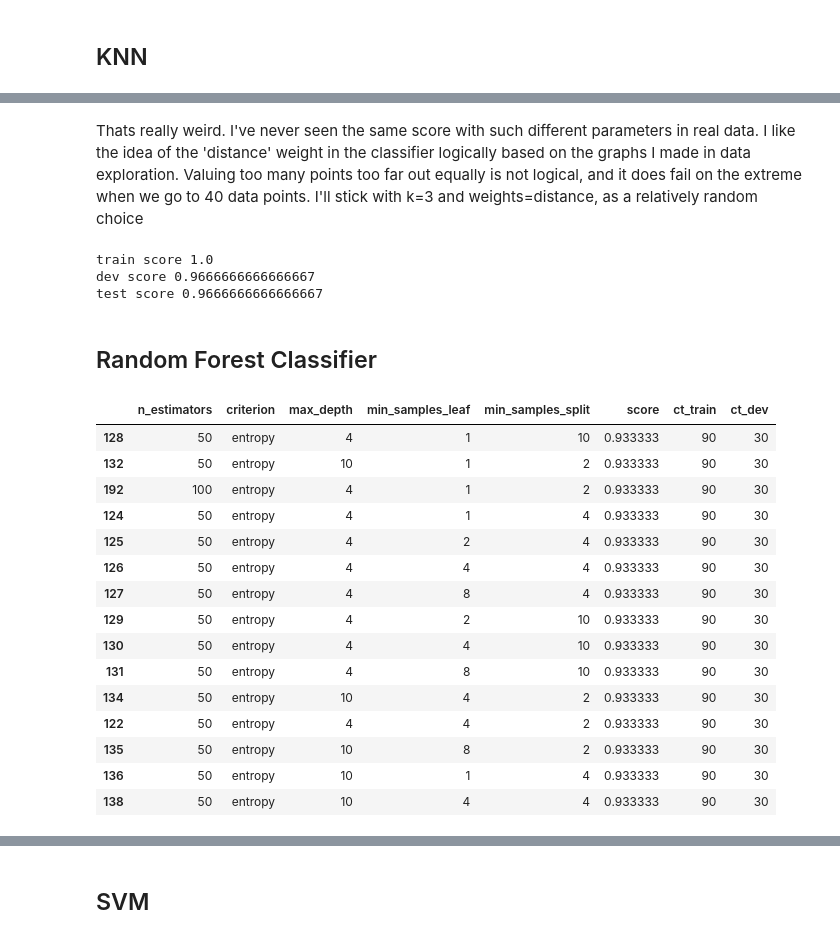
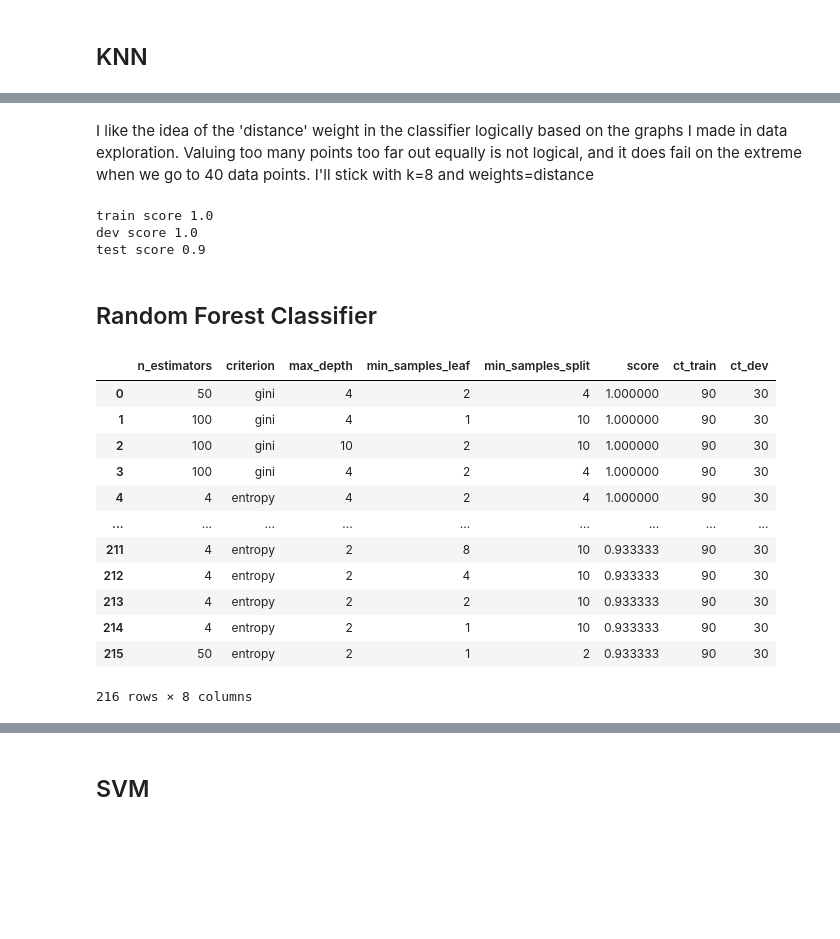
Before and after one commit to Alexander-philip-sage/algorithm_challenges, a Jupyter notebook: iris/Interview_Challenge_Iris.ipynb, the cells around one changed output, grey strips where cells are left out. Drawn from its saved outputs; the diff is of its cells as text; code cells hidden in the pictures; blank space fills up the shorter version.

```diff
--- a/iris/Interview_Challenge_Iris.ipynb
+++ b/iris/Interview_Challenge_Iris.ipynb
@@ -185,7 +195,7 @@ knn_scores_df.sort_values(by='score', ascending=False)
 # %% [markdown]
-Thats really weird. I've never seen the same score with such different parameters in real data. I like the idea of the 'distance' weight in the classifier logically based on the graphs I made in data exploration. Valuing too many points too far out equally is not logical, and it does fail on the extreme when we go to 40 data points. I'll stick with k=3 and weights=distance, as a relatively random choice
+I like the idea of the 'distance' weight in the classifier logically based on the graphs I made in data exploration. Valuing too many points too far out equally is not logical, and it does fail on the extreme when we go to 40 data points. I'll stick with k=8 and weights=distance
 # %%
-neigh = KNeighborsClassifier(n_neighbors=3, weights='distance')
+neigh = KNeighborsClassifier(n_neighbors=8, weights='distance')
 neigh.fit(X_train, y_train)
 score_train =neigh.score(X_train, y_train)
 score_dev =neigh.score(X_dev, y_dev)
@@ -195,8 +205,8 @@ print("dev score", score_dev)
 print("test score", score_test)
 # %% [output]
 train score 1.0
-dev score 0.9666666666666667
-test score 0.9666666666666667
+dev score 1.0
+test score 0.9
 # %% [markdown]
 ## Random Forest Classifier
 # %%
@@ -209,29 +219,26 @@ for n_estimators in [4, 50,100]:
       for min_samples_split in [2,4,10]:
         for min_samples_leaf in [1,2,4,8]:
           params = {"n_estimators":n_estimators, "criterion":criterion, "max_depth":max_depth, "min_samples_leaf":min_samples_leaf, "min_samples_split":min_samples_split}
-          clf = RandomForestClassifier(**params, random_state=42)
+          clf = RandomForestClassifier(**params, random_state=SEED)
           clf.fit(X_train, y_train)
           score=clf.score(X_dev, y_dev)
           params.update({"score":score, "ct_train":len(X_train), "ct_dev":len(X_dev)})
           rfc_data.append(params)
 rfc_df= pd.DataFrame(rfc_data)
-rfc_df= rfc_df.sort_values(by='score', ascending=False)
+rfc_df.sort_values(by='score', ascending=False, ignore_index=True, inplace=True)
 # %%
-rfc_df[:15]
+rfc_df
 # %% [output]
 |  | n_estimators | criterion | max_depth | min_samples_leaf | min_samples_split | score | ct_train | ct_dev |
-| 128 | 50 | entropy | 4 | 1 | 10 | 0.933333 | 90 | 30 |
-| 132 | 50 | entropy | 10 | 1 | 2 | 0.933333 | 90 | 30 |
-| 192 | 100 | entropy | 4 | 1 | 2 | 0.933333 | 90 | 30 |
-| 124 | 50 | entropy | 4 | 1 | 4 | 0.933333 | 90 | 30 |
-| 125 | 50 | entropy | 4 | 2 | 4 | 0.933333 | 90 | 30 |
-| 126 | 50 | entropy | 4 | 4 | 4 | 0.933333 | 90 | 30 |
-| 127 | 50 | entropy | 4 | 8 | 4 | 0.933333 | 90 | 30 |
-| 129 | 50 | entropy | 4 | 2 | 10 | 0.933333 | 90 | 30 |
-| 130 | 50 | entropy | 4 | 4 | 10 | 0.933333 | 90 | 30 |
-| 131 | 50 | entropy | 4 | 8 | 10 | 0.933333 | 90 | 30 |
-| 134 | 50 | entropy | 10 | 4 | 2 | 0.933333 | 90 | 30 |
-| 122 | 50 | entropy | 4 | 4 | 2 | 0.933333 | 90 | 30 |
-| 135 | 50 | entropy | 10 | 8 | 2 | 0.933333 | 90 | 30 |
-| 136 | 50 | entropy | 10 | 1 | 4 | 0.933333 | 90 | 30 |
-| 138 | 50 | entropy | 10 | 4 | 4 | 0.933333 | 90 | 30 |
+| 0 | 50 | gini | 4 | 2 | 4 | 1.000000 | 90 | 30 |
+| 1 | 100 | gini | 4 | 1 | 10 | 1.000000 | 90 | 30 |
+| 2 | 100 | gini | 10 | 2 | 10 | 1.000000 | 90 | 30 |
+| 3 | 100 | gini | 4 | 2 | 4 | 1.000000 | 90 | 30 |
+| 4 | 4 | entropy | 4 | 2 | 4 | 1.000000 | 90 | 30 |
+| ... | ... | ... | ... | ... | ... | ... | ... | ... |
+| 211 | 4 | entropy | 2 | 8 | 10 | 0.933333 | 90 | 30 |
+| 212 | 4 | entropy | 2 | 4 | 10 | 0.933333 | 90 | 30 |
+| 213 | 4 | entropy | 2 | 2 | 10 | 0.933333 | 90 | 30 |
+| 214 | 4 | entropy | 2 | 1 | 10 | 0.933333 | 90 | 30 |
+| 215 | 50 | entropy | 2 | 1 | 2 | 0.933333 | 90 | 30 |
+216 rows × 8 columns
```
Also changed, not shown: parts of 13 cells of this notebook, 2 other files.
